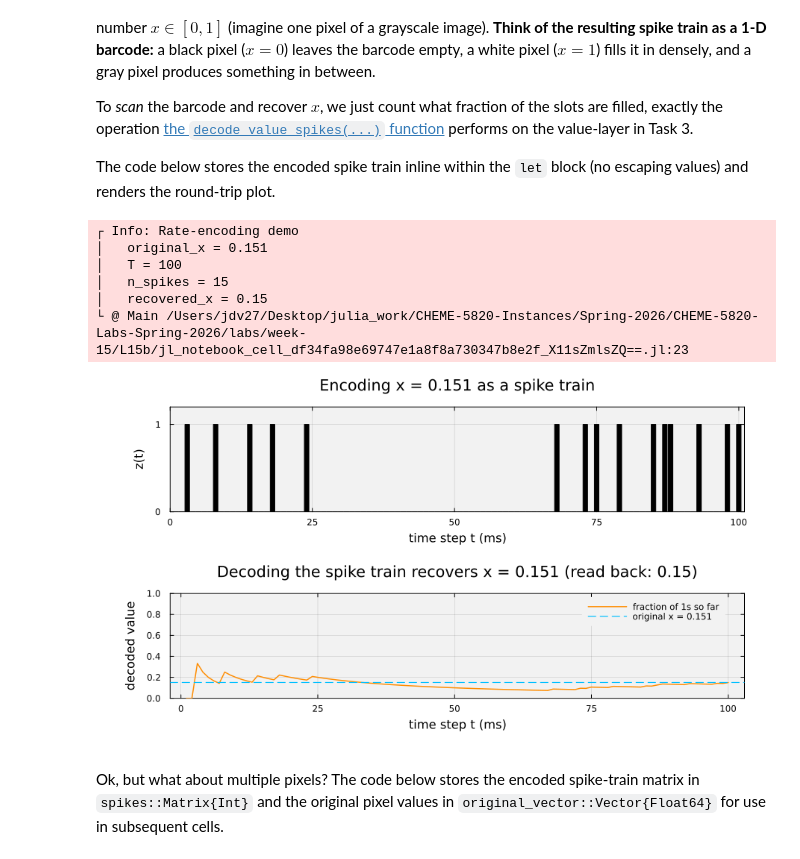
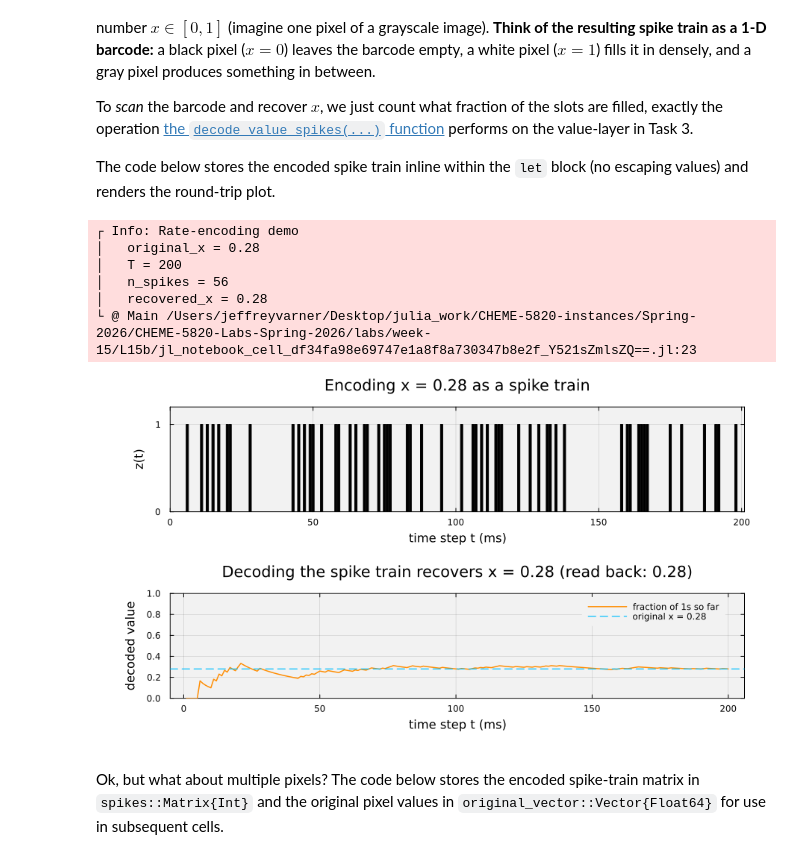
Before and after one commit to varnerlab/CHEME-5820-Labs-Spring-2026, a Jupyter notebook: labs/week-15/L15b/CHEME-5820-L15b-Lab-Solution-Spring-2026.ipynb, the cells around one changed output. Cells and saved outputs as stored; diff of their text form; code cells hidden in the pictures.

```diff
--- a/labs/week-15/L15b/CHEME-5820-L15b-Lab-Solution-Spring-2026.ipynb
+++ b/labs/week-15/L15b/CHEME-5820-L15b-Lab-Solution-Spring-2026.ipynb
@@ -98,9 +82,9 @@ let
     # lets the spiking H-Mem store and retrieve pixel-shaped images.
 
     # initialize -
-    Random.seed!(13)                # set the random seed for reproducibility (change this to get different results)
+    Random.seed!(20)                # set the random seed for reproducibility (change this to get different results)
     x = round(rand(); digits = 3)   # the float to encode (imagine a pixel value)
-    T = 100                         # length of the spike train (ms)
+    T = 200;                         # length of the spike train (ms)
 
     # poisson_encode takes a *vector* of values (one per neuron), so wrap x in
     # a 1-element vector to encode a single neuron. The result is a (1, T)
@@ -115,39 +99,39 @@ let
     # bar is a 1; gaps are 0s. (We use bar rather than scatter+:vline because
     # `marker = :vline` renders only via the marker stroke, which our msw=0
     # zeroed out, making the spikes invisible.)
     p_raster = bar(1:T, z;
         bar_width = 0.8, c = :black, lc = :black, label = nothing,
         xlabel = "time step t (ms)", ylabel = "z(t)",
         title  = "Encoding x = $(x) as a spike train",
         xlims  = (0, T + 1), ylims = (0, 1.2),
         yticks = ([0, 1], ["0", "1"]),
         bg = "gray95", background_color_outside = "white", framestyle = :box)
 
     # Bottom panel: running fraction-of-ones (1/t) Σ_{s≤t} z(s). This is the
     # decoder; it should settle near the dashed line at the original x.
     running_rate = cumsum(z) ./ collect(1:T)
     p_rate = plot(1:T, running_rate;
         lw = 1.5, c = :darkorange, label = "fraction of 1s so far",
         xlabel = "time step t (ms)", ylabel = "decoded value",
         title  = "Decoding the spike train recovers x = $(x) (read back: $(round(x_hat; digits=3)))",
         ylims  = (0, 1),
         bg = "gray95", background_color_outside = "white", framestyle = :box,
         fg_legend = :transparent)
     hline!(p_rate, [x]; c = :deepskyblue, ls = :dash, lw = 1.2,
         label = "original x = $(x)")
 
     plot(p_raster, p_rate; layout = (2, 1), size = (900, 500),
         left_margin = 12Plots.mm, bottom_margin = 8Plots.mm,
         right_margin = 6Plots.mm, top_margin = 4Plots.mm)
 end
 # %% [output]
 ┌ Info: Rate-encoding demo
-│   original_x = 0.151
-│   T = 100
-│   n_spikes = 15
-│   recovered_x = 0.15
-└ @ Main /Users/jdv27/Desktop/julia_work/CHEME-5820-Instances/Spring-2026/CHEME-5820-Labs-Spring-2026/labs/week-15/L15b/jl_notebook_cell_df34fa98e69747e1a8f8a730347b8e2f_X11sZmlsZQ==.jl:23
+│   original_x = 0.28
+│   T = 200
+│   n_spikes = 56
+│   recovered_x = 0.28
+└ @ Main /Users/jeffreyvarner/Desktop/julia_work/CHEME-5820-instances/Spring-2026/CHEME-5820-Labs-Spring-2026/labs/week-15/L15b/jl_notebook_cell_df34fa98e69747e1a8f8a730347b8e2f_Y521sZmlsZQ==.jl:23
-[figure, old version]
+[figure, new version]
 # %% [markdown]
 Ok, but what about multiple pixels? The code below stores the encoded spike-train matrix in `spikes::Matrix{Int}` and the original pixel values in `original_vector::Vector{Float64}` for use in subsequent cells.
 # %%
```
Also changed, not shown: parts of 11 cells of this notebook.
